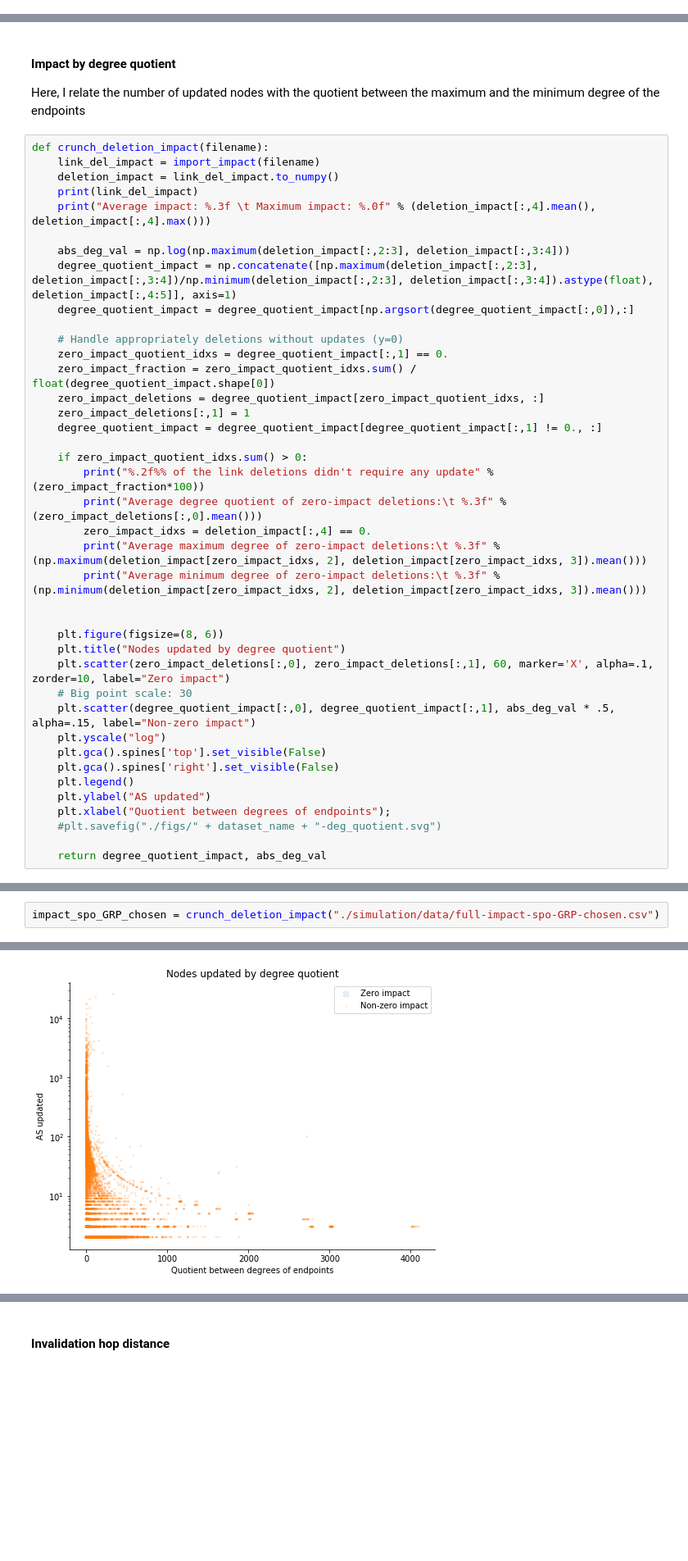
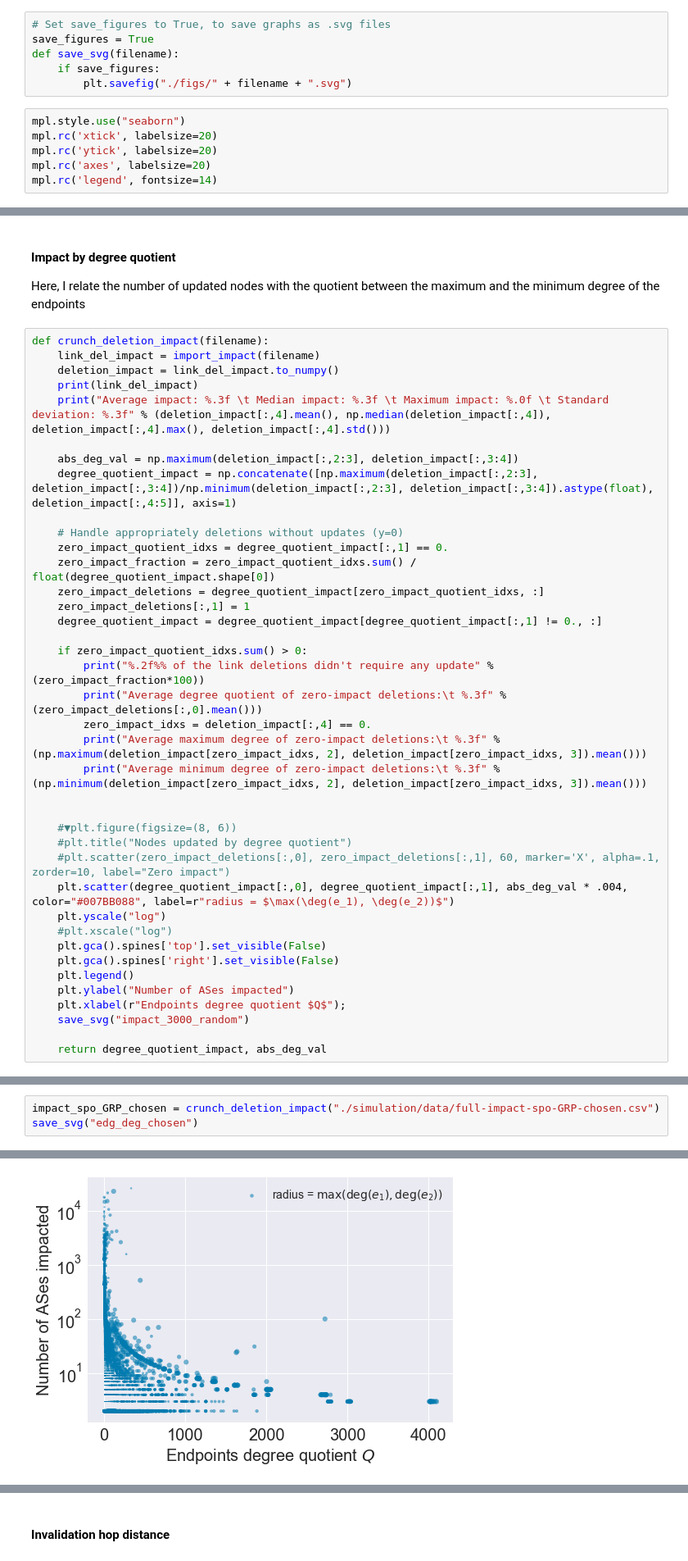
Before and after one commit to dedis/student_20_compactInternet, a Jupyter notebook: TZ_metrics.ipynb, the cells around one changed output, grey strips where cells are left out. Shown at 82% size. Drawn from its saved outputs; the diff is of its cells as text; blank space fills up the shorter version.

```diff
--- a/TZ_metrics.ipynb
+++ b/TZ_metrics.ipynb
@@ -6,5 +7,17 @@ import matplotlib.pyplot as plt
 import math
 from tabulate import tabulate
+# %%
+# Set save_figures to True, to save graphs as .svg files
+save_figures = True
+def save_svg(filename):
+    if save_figures:
+        plt.savefig("./figs/" + filename + ".svg")
+# %%
+mpl.style.use("seaborn")
+mpl.rc('xtick', labelsize=20)
+mpl.rc('ytick', labelsize=20)
+mpl.rc('axes', labelsize=20)
+mpl.rc('legend', fontsize=14)
 # %% [markdown]
  # TZ metrics
 # %% [markdown]
@@ -151,11 +337,10 @@ def crunch_deletion_impact(filename):
     link_del_impact = import_impact(filename)
     deletion_impact = link_del_impact.to_numpy()
     print(link_del_impact)
-    print("Average impact: %.3f \t Maximum impact: %.0f" % (deletion_impact[:,4].mean(), deletion_impact[:,4].max()))
+    print("Average impact: %.3f \t Median impact: %.3f \t Maximum impact: %.0f \t Standard deviation: %.3f" % (deletion_impact[:,4].mean(), np.median(deletion_impact[:,4]), deletion_impact[:,4].max(), deletion_impact[:,4].std()))
 
-    abs_deg_val = np.log(np.maximum(deletion_impact[:,2:3], deletion_impact[:,3:4]))
+    abs_deg_val = np.maximum(deletion_impact[:,2:3], deletion_impact[:,3:4])
     degree_quotient_impact = np.concatenate([np.maximum(deletion_impact[:,2:3], deletion_impact[:,3:4])/np.minimum(deletion_impact[:,2:3], deletion_impact[:,3:4]).astype(float), deletion_impact[:,4:5]], axis=1)
-    degree_quotient_impact = degree_quotient_impact[np.argsort(degree_quotient_impact[:,0]),:]
 
     # Handle appropriately deletions without updates (y=0)
     zero_impact_quotient_idxs = degree_quotient_impact[:,1] == 0.
@@ -172,17 +357,17 @@ def crunch_deletion_impact(filename):
         print("Average minimum degree of zero-impact deletions:\t %.3f" % (np.minimum(deletion_impact[zero_impact_idxs, 2], deletion_impact[zero_impact_idxs, 3]).mean()))
 
 
-    plt.figure(figsize=(8, 6))
-    plt.title("Nodes updated by degree quotient")
-    plt.scatter(zero_impact_deletions[:,0], zero_impact_deletions[:,1], 60, marker='X', alpha=.1, zorder=10, label="Zero impact")
-    # Big point scale: 30
-    plt.scatter(degree_quotient_impact[:,0], degree_quotient_impact[:,1], abs_deg_val * .5, alpha=.15, label="Non-zero impact")
+    #▼plt.figure(figsize=(8, 6))
+    #plt.title("Nodes updated by degree quotient")
+    #plt.scatter(zero_impact_deletions[:,0], zero_impact_deletions[:,1], 60, marker='X', alpha=.1, zorder=10, label="Zero impact")
+    plt.scatter(degree_quotient_impact[:,0], degree_quotient_impact[:,1], abs_deg_val * .004, color="#007BB088", label=r"radius = $\max(\deg(e_1), \deg(e_2))$")
     plt.yscale("log")
+    #plt.xscale("log")
     plt.gca().spines['top'].set_visible(False)
     plt.gca().spines['right'].set_visible(False)
     plt.legend()
-    plt.ylabel("AS updated")
-    plt.xlabel("Quotient between degrees of endpoints");
-    #plt.savefig("./figs/" + dataset_name + "-deg_quotient.svg")
+    plt.ylabel("Number of ASes impacted")
+    plt.xlabel(r"Endpoints degree quotient $Q$");
+    save_svg("impact_3000_random")
 
     return degree_quotient_impact, abs_deg_val
@@ -189,5 +393,6 @@ def crunch_deletion_impact(filename):
 # %%
 impact_spo_GRP_chosen = crunch_deletion_impact("./simulation/data/full-impact-spo-GRP-chosen.csv")
+save_svg("edg_deg_chosen")
 # %% [output]
        endpoint1  endpoint2  degree1  degree2  impact
 0          34224      50039     1745       75       2
@@ -207,4 +412,4 @@ Average impact: 35.778   Maximum impact: 25757
-[figure, old version]
+[figure, new version]
 # %%
 impact_spo_GRP_3000 = crunch_deletion_impact("./simulation/data/full-impact-spo-GRP-3000.csv")
 # %% [output]
```
Also changed, not shown: parts of 83 cells of this notebook.
